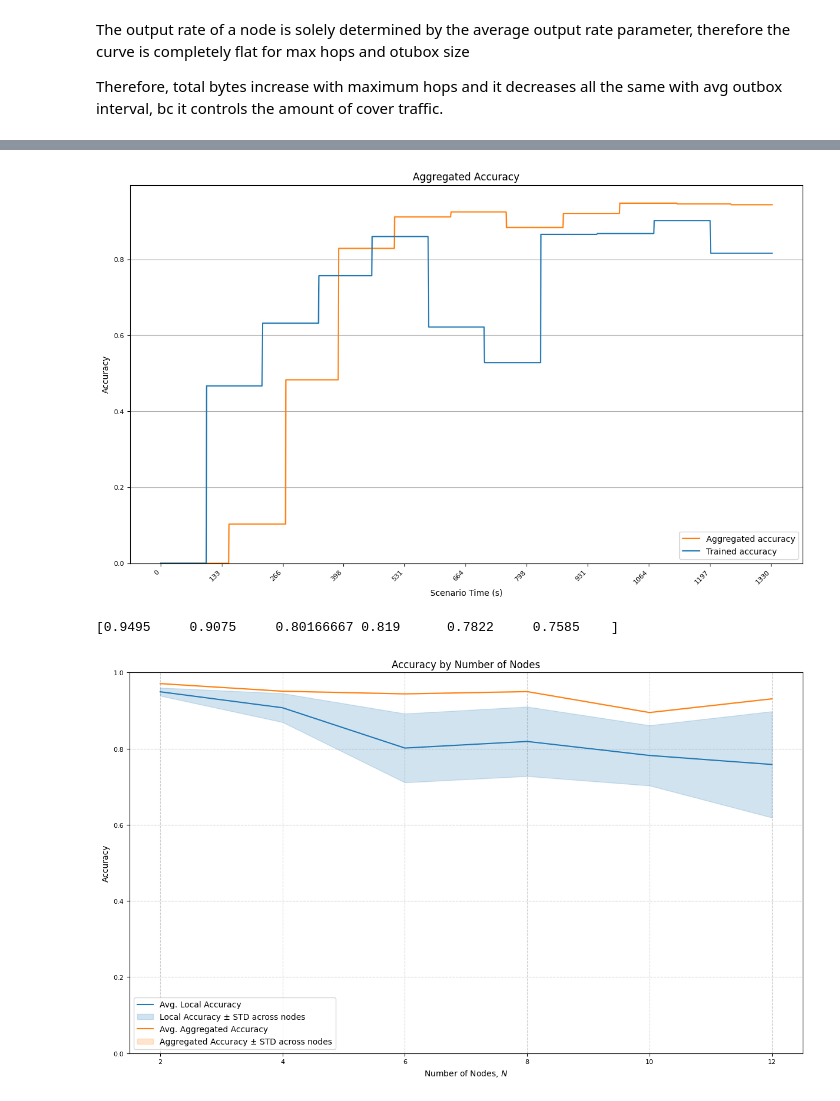
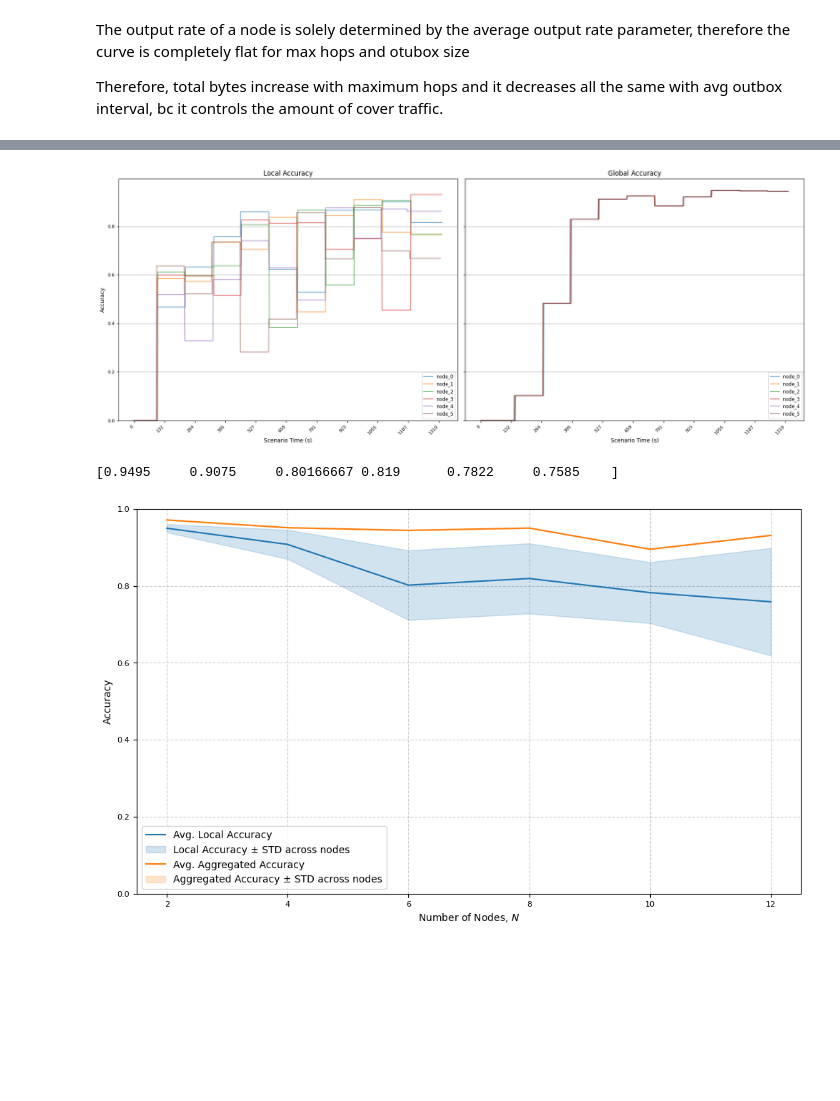
Before and after one commit to Altishofer/DFL_PeerBasedMixing, a Jupyter notebook: experiments/evaluation-plots.ipynb, the cells around one changed output, grey strips where cells are left out. Drawn from its saved outputs; the diff is of its cells as text; code cells hidden in the pictures; blank space fills up the shorter version.

```diff
--- a/experiments/evaluation-plots.ipynb
+++ b/experiments/evaluation-plots.ipynb
@@ -415,42 +485,65 @@ plt.show()
 # %%
-def plot_acc(node):
+import itertools
+def plot_all_nodes_acc_split():
     filename = get_filenames_in_folder(join(metrics_path, "accuracy"))[2]
     df = read_file(filename)
 
-    timestamps = df[(df['node'] == node) & (df['field'] == 'aggregated_accuracy')]['timestamp']
-    timestamps = pd.to_datetime(timestamps)
+    nodes = df['node'].unique()
+    colors = itertools.cycle(plt.cm.tab10.colors)  # cycle through 10 colors
 
-    # Convert to seconds starting at 0
-    x_axis = (timestamps - timestamps.min()).dt.total_seconds()
+    # Two side-by-side subplots, shared y-axis
+    fig, (ax_local, ax_global) = plt.subplots(1, 2, figsize=(FIGURE_SIZE[0] * 1.5, FIGURE_SIZE[1]), sharey=True)
 
-    agg_acc = df[(df['node'] == node) & (df['field'] == 'aggregated_accuracy')]['value']
-    acc = df[(df['node'] == node) & (df['field'] == 'accuracy')]['value']
+    for node, color in zip(nodes, colors):
+        # Extract timestamps for this node
+        timestamps = df[(df['node'] == node) & (df['field'] == 'aggregated_accuracy')]['timestamp']
+        timestamps = pd.to_datetime(timestamps)
+        x_axis = (timestamps - timestamps.min()).dt.total_seconds()
 
-    fig, ax = plt.subplots(figsize=FIGURE_SIZE)
+        # Extract values
+        agg_acc = df[(df['node'] == node) & (df['field'] == 'aggregated_accuracy')]['value']
+        acc = df[(df['node'] == node) & (df['field'] == 'accuracy')]['value']
 
-    ax.plot(x_axis, agg_acc, color='tab:orange', label="Aggregated accuracy")
-    ax.plot(x_axis, acc, color='tab:blue', label="Trained accuracy")
+        # Plot local accuracy (left subplot)
+        ax_local.plot(x_axis, acc, linestyle='-', alpha=0.6, color=color, label=node)
 
-    ax.set_xlabel("Scenario Time (s)")
-    ax.set_ylabel("Accuracy")
-    ax.set_ylim(bottom=0, top=max(max(agg_acc), max(acc)) * 1.05)
+        # Plot global accuracy (right subplot)
+        ax_global.plot(x_axis, agg_acc, linestyle='-', alpha=0.6, color=color, label=node)
 
+    # Shared axis labels
+    ax_local.set_xlabel("Scenario Time (s)")
+    ax_global.set_xlabel("Scenario Time (s)")
+    ax_local.set_ylabel("Accuracy")
+
+    # Titles for clarity
+    ax_local.set_title("Local Accuracy")
+    ax_global.set_title("Global Accuracy")
+
+    # Set y-limit
+    ymax = df[df['field'].isin(['aggregated_accuracy', 'accuracy'])]['value'].max()
+    ax_local.set_ylim(bottom=0, top=ymax * 1.05)
+
+    # Set consistent x-tick spacing
     step = max(1, len(x_axis) // 10)
-    ax.set_xticks(x_axis[::step])
+    ax_local.set_xticks(x_axis[::step])
+    ax_global.set_xticks(x_axis[::step])
 
-    ax.legend(loc="lower right")
+    # Legends
+    ax_local.legend(loc="lower right", fontsize='small')
+    ax_global.legend(loc="lower right", fontsize='small')
 
-    plt.tight_layout()
-    plt.title("Aggregated Accuracy")
-    plt.grid(True, axis='y')
-    plt.setp(ax.get_xticklabels(), rotation=45, ha="right")
-    plt.savefig(join(figure_path, "agg_accuracy.png"))
+    # Layout & save
+    fig.tight_layout()
+    for ax in (ax_local, ax_global):
+        ax.grid(True, axis='y')
+        plt.setp(ax.get_xticklabels(), rotation=45, ha="right")
+
+    plt.savefig(join(figure_path, "node_acc_split.png"))
     plt.show()
 
-
-plot_acc('node_0')
+plot_all_nodes_acc_split()
 # %% [output]
-[figure, old version]
+[figure, new version]
 # %%
 plt.figure(figsize=FIGURE_SIZE)
 
@@ -488,14 +581,13 @@ plt.fill_between(
 )
 
 plt.ylim(0, 1)
-plt.tight_layout()
+fig.tight_layout()
 plt.ylabel("Accuracy")
 plt.xlabel("Number of Nodes, $N$")
-plt.title("Accuracy by Number of Nodes")
 plt.legend()
 plt.grid(**GRID_STYLE)
 plt.savefig(join(figure_path, "accuracy_by_nodes.png"))
 plt.show()
 # %% [output]
 [0.9495     0.9075     0.80166667 0.819      0.7822     0.7585    ]
-[figure, old version]
+[figure, new version]
```
Also changed, not shown: parts of 6 cells of this notebook, 15 other files.
